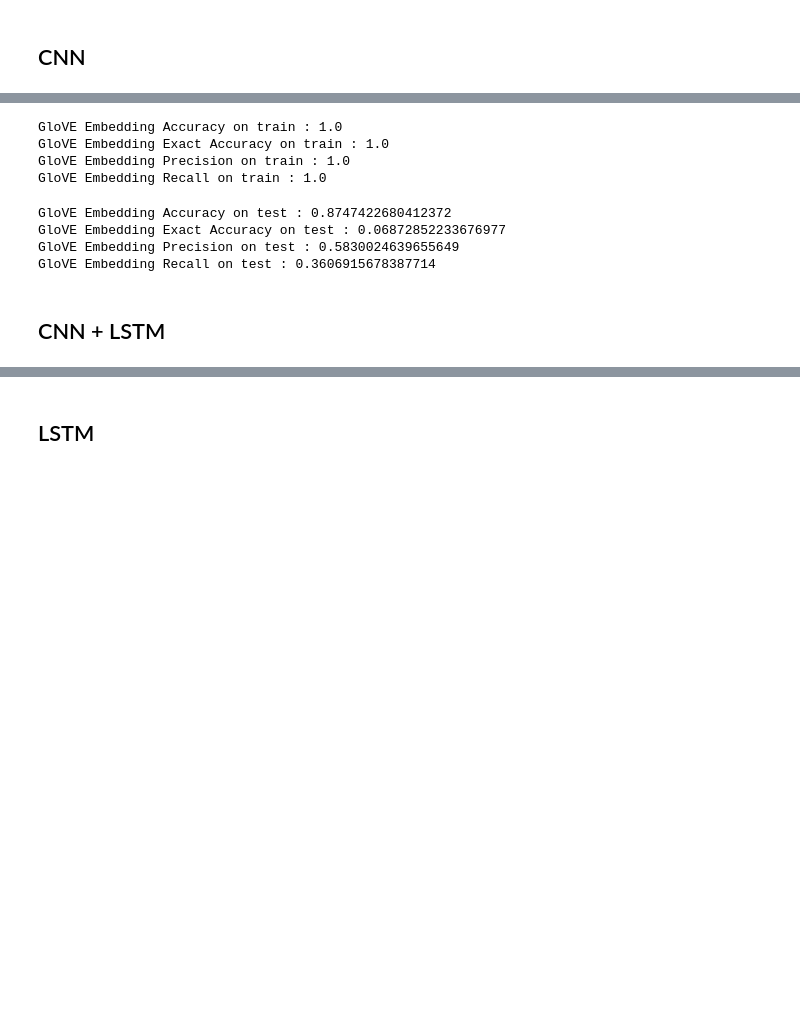
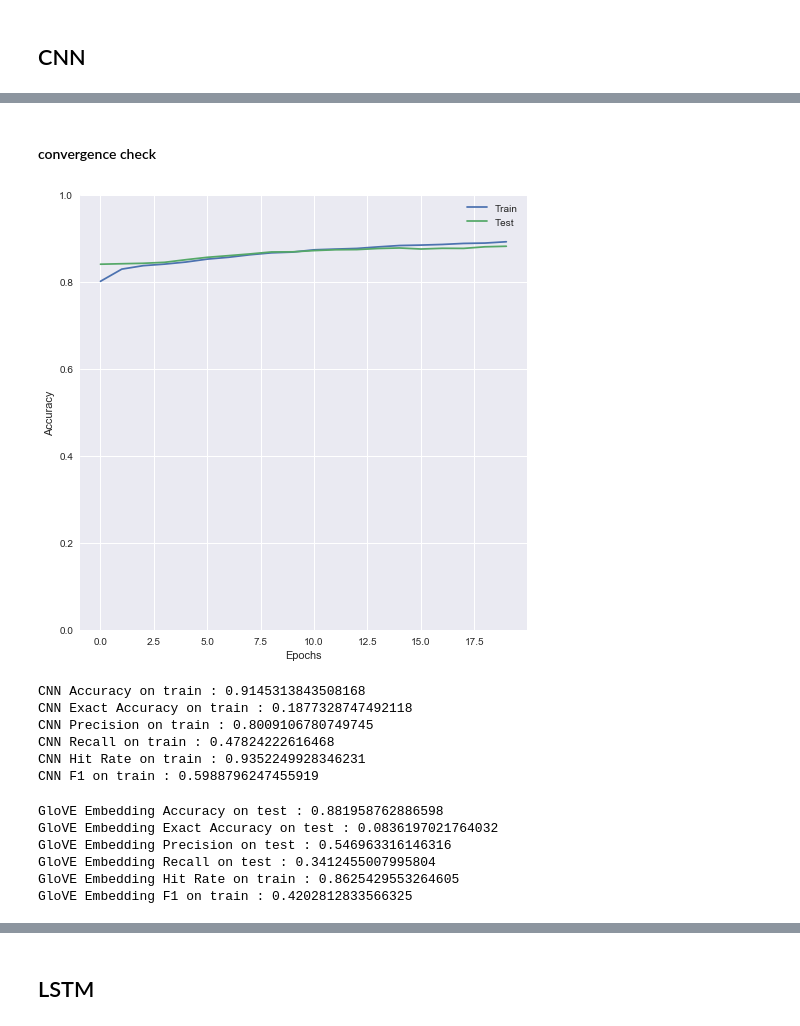
Before and after one commit to BoyuanSun930/cs209b-g6-movie, a Jupyter notebook: Glove.ipynb, the cells around one changed output, grey strips where cells are left out. Drawn from its saved outputs; the diff is of its cells as text; code cells hidden in the pictures; blank space fills up the shorter version.

Commit message:
Glove Representation

```diff
--- a/Glove.ipynb
+++ b/Glove.ipynb
@@ -318,26 +389,26 @@ num_words = 44984
 # %% [markdown]
 ## CNN
 # %%
-model = Sequential()
+cnn = Sequential()
 e = Embedding(num_words, EMBEDDING_DIM,
               weights=[embedding_matrix],
               input_length=MAX_SEQUENCE_LENGTH,
               trainable=False)
-model.add(e)
-model.add(Dropout(0.5))
-model.add(Conv1D(32, 3, activation='relu'))
-model.add(MaxPooling1D(pool_size=3))
-model.add(Flatten())
-model.add(Dense(256, activation='relu'))
-model.add(Dropout(0.5))
-model.add(Dense(20, activation='sigmoid'))
+cnn.add(e)
+cnn.add(Dropout(0.5))
+cnn.add(Conv1D(32, 3, activation='relu'))
+cnn.add(MaxPooling1D(pool_size=3))
+cnn.add(Flatten())
+cnn.add(Dense(256, activation='relu'))
+cnn.add(Dropout(0.5))
+cnn.add(Dense(20, activation='sigmoid'))
 # %%
 # compile the model
-model.compile(optimizer=Adam(lr=0.0005), loss='binary_crossentropy', metrics=['acc'])
+cnn.compile(optimizer=Adam(lr=0.0005), loss='binary_crossentropy', metrics=['acc'])
 # %%
-model.fit(X_glove_train, y_train,
-          batch_size=64,
-          epochs=20, validation_data = (X_glove_test, y_test))
+cnn_history = cnn.fit(X_glove_train, y_train,
+                        batch_size=128,
+                        epochs=20, validation_data = (X_glove_test, y_test))
 # %% [output]
 Train on 3489 samples, validate on 873 samples
 Epoch 1/20
@@ -344,0 +430,7 @@ KeyboardInterrupt:
+# %% [markdown]
+#### convergence check
+# %%
+fig, ax = plt.subplots(figsize = (8, 8))
+plot_learning_curve(cnn_history, ax)
+# %% [output]
+[figure, added]
@@ -348,24 +444,30 @@ pred_glove_train = model.predict(X_glove_train)
 # %%
 # evaluation
-print('GloVE Embedding Accuracy on train : {}'.format(score_thres(y_train, pred_glove_train, method='avg')))
-print('GloVE Embedding Exact Accuracy on train : {}'.format(score_thres(y_train, pred_glove_train, method='exact')))
-print('GloVE Embedding Precision on train : {}'.format(score_thres(y_train, pred_glove_train, method='precision')))
-print('GloVE Embedding Recall on train : {}'.format(score_thres(y_train, pred_glove_train, method='recall')))
+print('CNN Accuracy on train : {}'.format(score_thres(y_train, pred_glove_train, method='avg')))
+print('CNN Exact Accuracy on train : {}'.format(score_thres(y_train, pred_glove_train, method='exact')))
+print('CNN Precision on train : {}'.format(score_thres(y_train, pred_glove_train, method='precision')))
+print('CNN Recall on train : {}'.format(score_thres(y_train, pred_glove_train, method='recall')))
+print('CNN Hit Rate on train : {}'.format(score_thres(y_train, pred_glove_train, method='hit')))
+print('CNN F1 on train : {}'.format(score_thres(y_train, pred_glove_train, method='f1')))
 # %% [output]
-GloVE Embedding Accuracy on train : 1.0
-GloVE Embedding Exact Accuracy on train : 1.0
-GloVE Embedding Precision on train : 1.0
-GloVE Embedding Recall on train : 1.0
+CNN Accuracy on train : 0.9145313843508168
+CNN Exact Accuracy on train : 0.1877328747492118
+CNN Precision on train : 0.8009106780749745
+CNN Recall on train : 0.47824222616468
+CNN Hit Rate on train : 0.9352249928346231
+CNN F1 on train : 0.5988796247455919
 # %%
 # evaluation
 print('GloVE Embedding Accuracy on test : {}'.format(score_thres(y_test, pred_glove_test, method='avg')))
 print('GloVE Embedding Exact Accuracy on test : {}'.format(score_thres(y_test, pred_glove_test, method='exact')))
 print('GloVE Embedding Precision on test : {}'.format(score_thres(y_test, pred_glove_test, method='precision')))
 print('GloVE Embedding Recall on test : {}'.format(score_thres(y_test, pred_glove_test, method='recall')))
+print('GloVE Embedding Hit Rate on train : {}'.format(score_thres(y_test, pred_glove_test, method='hit')))
+print('GloVE Embedding F1 on train : {}'.format(score_thres(y_test, pred_glove_test, method='f1')))
 # %% [output]
-GloVE Embedding Accuracy on test : 0.8747422680412372
-GloVE Embedding Exact Accuracy on test : 0.06872852233676977
-GloVE Embedding Precision on test : 0.5830024639655649
-GloVE Embedding Recall on test : 0.3606915678387714
+GloVE Embedding Accuracy on test : 0.881958762886598
+GloVE Embedding Exact Accuracy on test : 0.0836197021764032
+GloVE Embedding Precision on test : 0.546963316146316
+GloVE Embedding Recall on test : 0.3412455007995804
+GloVE Embedding Hit Rate on train : 0.8625429553264605
+GloVE Embedding F1 on train : 0.4202812833566325
-# %% [markdown]
-## CNN + LSTM
```
Also changed, not shown: parts of 51 cells of this notebook.
